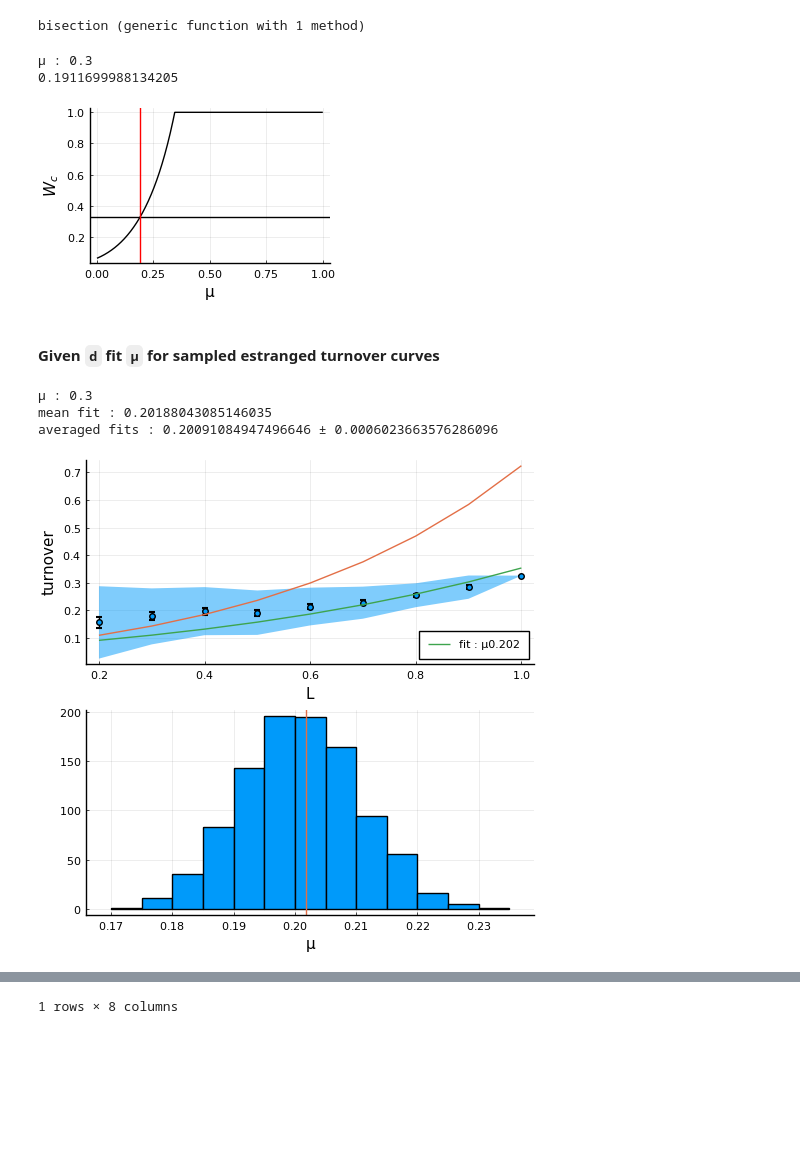
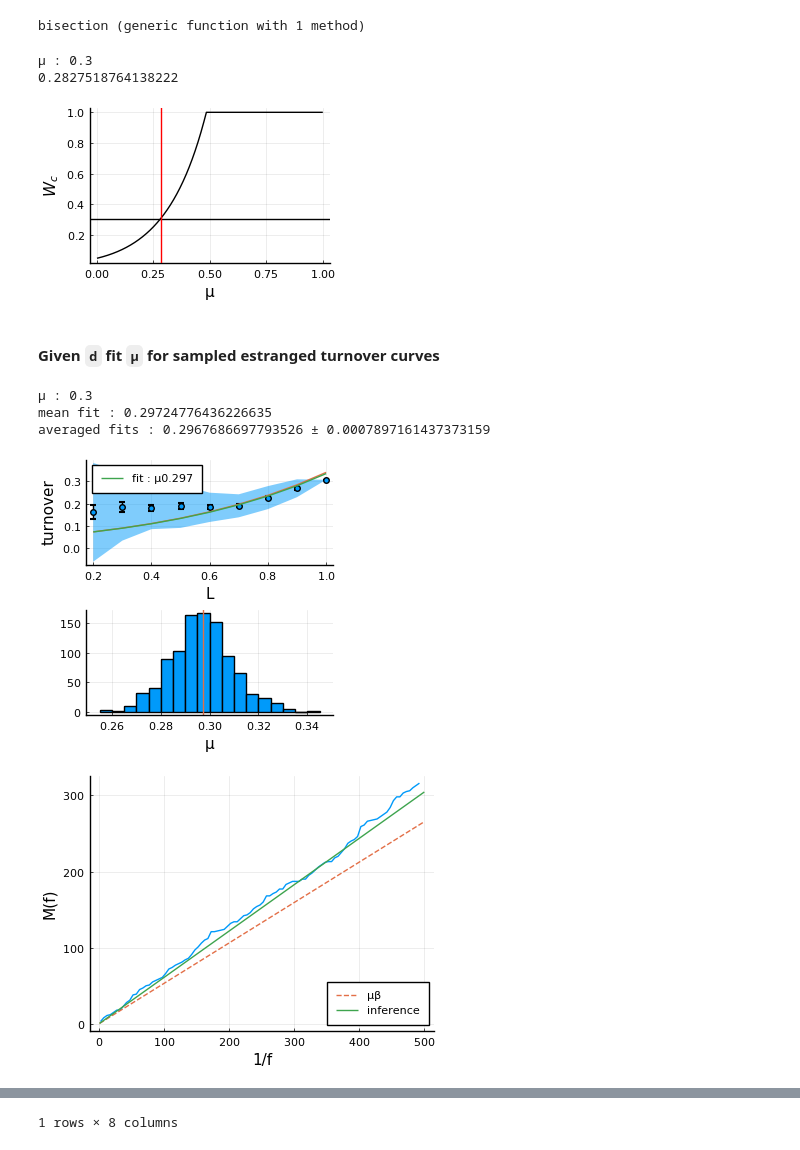
Before and after one commit to aangaji/Turnover, a Jupyter notebook: need_rework/inference_spatialdata.ipynb, the cells around one changed output, grey strips where cells are left out. Saved outputs shown, nothing was run; the diff lists cells and outputs as text; code cells hidden in the pictures; blank space fills up the shorter version.

```diff
--- a/inference_spatialdata.ipynb
+++ b/need_rework/inference_spatialdata.ipynb
@@ -144,11 +173,10 @@ end
 # %% [output]
 bisection (generic function with 1 method)
 # %%
-let d = 0.45
+let d = 0.35
     global b, Nthresh, mu
-    t = estranged_turnover
 
-    W_c = estranged_treeless(estranged_tumor) |> df -> sum(df.isestranged)/sum(df.isgreen)
+    W_c = estranged_treeless(estranged_tumor) |> df -> sum(df.isestranged)/sum(df.isgreen) |> mes2theory_estranged
 
     mu_solve, n = bisection(mu -> min(1., W_estranged(d; b=b, μ=mu, T=log(Nthresh)/(b-d)))- W_c, [0.01,0.99], 100)
 #     mu_solve = fzero(mu -> min(1., W_estranged(d; b=b, μ=mu, T=log(Nthresh)/(b-d)))- W_c, 0.01, 1.)
@@ -161,42 +189,51 @@ let d = 0.45
 end
 # %% [output]
 μ : 0.3
-0.1911699988134205
+0.2827518764138222
-[figure, old version]
+[figure, new version]
 # %% [markdown]
 #### Given `d` fit `μ` for sampled estranged turnover curves
 # %%
-let d = 0.45
-    t = estranged_turnover
+let d = 0.35
+    t = estranged_turnover .|> mes2theory_estranged
     global b, Nthresh, mu
     function model(Ls, p)
         local mu = p[1]
         (mu<=0. || mu>=1.) && return fill(Inf, length(Ls))
         map( Ls ) do L
             min(1., W_estranged(d; b=b, μ=mu*L, T=log(Nthresh)/(b-d)))
         end
     end
     fit = curve_fit(model, Ls, mean.(t), [0.5])
     mu_fit = fit.param[1]
 
     p1 = scatter(Ls, mean.(t), ribbon=std.(t), yerror = std.(t)./sqrt.(length.(t)), lab="", xlab=:L, ylab=:turnover, legend=:bottomright)
     plot!(Ls, model(Ls, [mu]), lab="" )
     plot!(Ls, model(Ls, fit.param), lab="fit : μ$(round(mu_fit,digits=3))" )
 
     tvecs = [ rand.(t) for _=1:1000 ]
     fits = map( tp-> curve_fit(model, Ls, tp, [0.5]), tvecs)
     mu_fits = getindex.(getfield.(fits, :param),1)
     p2 = histogram(mu_fits, xlab="μ", lab="")
     vline!([mu_fit], lab="")
 
     println("μ : ", mu)
     println("mean fit : ", mu_fit)
     println("averaged fits : ", mean(mu_fits), " ± ", 1.96*std(mu_fits)/sqrt(length(mu_fits)))
-    plot(p1, p2, layout=(2,1), size=(500,500))
+    plot(p1, p2, layout=(2,1), size=(300,300), legend=:topleft)
 end
 # %% [output]
 μ : 0.3
-mean fit : 0.20188043085146035
-averaged fits : 0.20091084947496646 ± 0.0006023663576286096
+mean fit : 0.29724776436226635
+averaged fits : 0.2967686697793526 ± 0.0007897161437373159
-[figure, old version]
+[figure, new version]
+# %%
+d_solve, mu_solve = 0.35, 0.3
+res = 1/500
+
+M(TumorGrowth.mutation_freqs(tumor).frequency, res = res, legend=:bottomright, lab="", size=(400,300))
+plot!(1:1/res, x-> mu/(1-d/b)*x, lab="μβ", style=:dash)
+plot!(1:1/res, x -> mu_solve/(1-d_solve/b)*x, lab="inference")
+# %% [output]
+[figure, added]
 # %%
```
Also changed, not shown: parts of 68 cells of this notebook, 48 other files.
